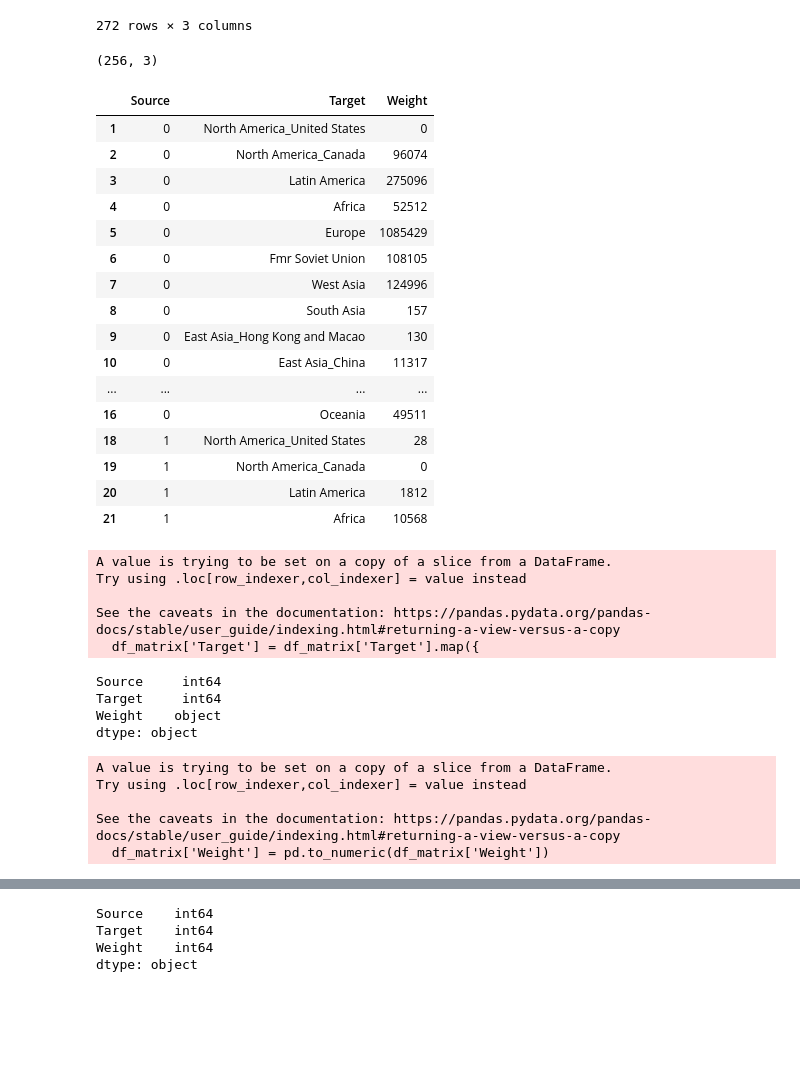
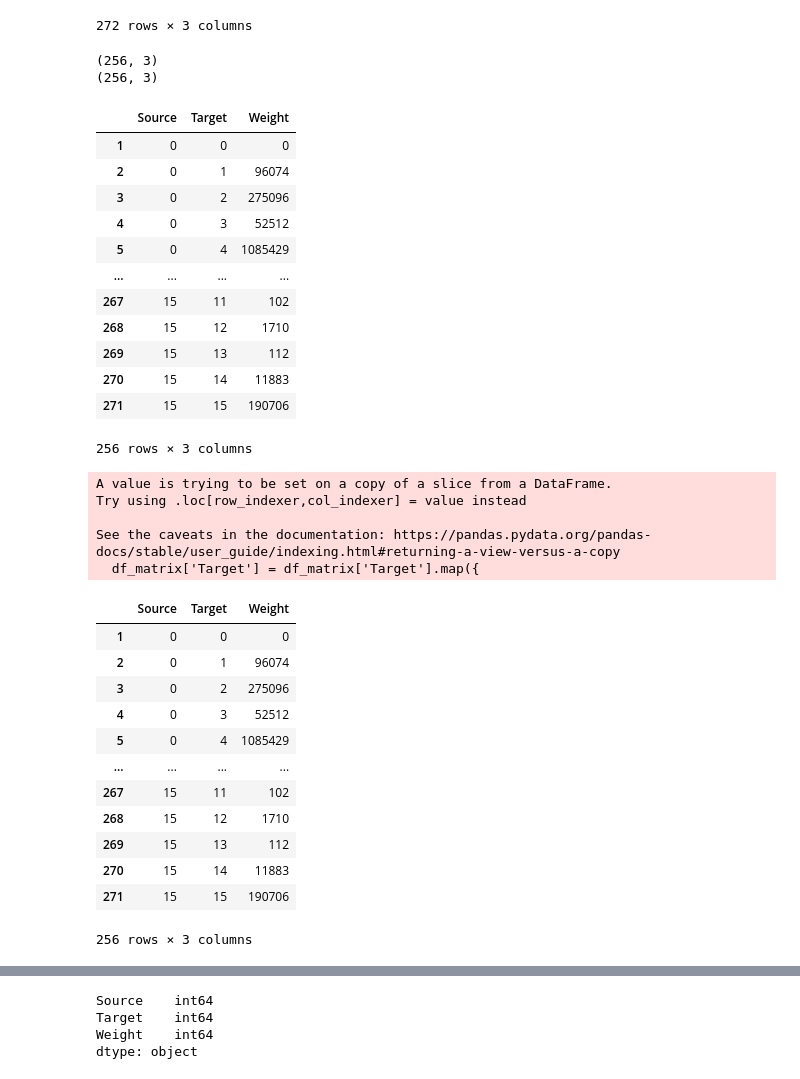
Before and after one commit to stephaniewzhang/migration_visualization, a Jupyter notebook: csvtojson.ipynb, the cells around one changed output, grey strips where cells are left out. Drawn from its saved outputs; the diff is of its cells as text; code cells hidden in the pictures; blank space fills up the shorter version.

```diff
--- a/csvtojson.ipynb
+++ b/csvtojson.ipynb
@@ -22,8 +22,3 @@ df
 | 13 | East Asia_Mongolia | 10 | 260 | 7 | 9 | 7004 | ... |
 | 14 | South-East Asia | 793904 | 179156 | 6080 | 25580 | 601265 | ... |
 | 15 | Oceania | 17364 | 9773 | 1785 | 4747 | 170370 | ... |
-# %%
-df = df.iloc[: , 1:]
-df.columns = df.iloc[0]
-df = df.iloc[1: , :]
-df
@@ -84,28 +40,26 @@ df_matrix
 | 271 | 15 | Oceania | 190706 |
 272 rows × 3 columns
 # %%
+print(df_matrix.shape)
 df_matrix = df_matrix.loc[df_matrix['Target'] != "Sub-Continent"]
 print(df_matrix.shape)
-df_matrix.head(20)
+df_matrix
 # %% [output]
 (256, 3)
+(256, 3)
 |  | Source | Target | Weight |
-| 1 | 0 | North America_United States | 0 |
-| 2 | 0 | North America_Canada | 96074 |
-| 3 | 0 | Latin America | 275096 |
-| 4 | 0 | Africa | 52512 |
-| 5 | 0 | Europe | 1085429 |
-| 6 | 0 | Fmr Soviet Union | 108105 |
-| 7 | 0 | West Asia | 124996 |
-| 8 | 0 | South Asia | 157 |
-| 9 | 0 | East Asia_Hong Kong and Macao | 130 |
-| 10 | 0 | East Asia_China | 11317 |
+| 1 | 0 | 0 | 0 |
+| 2 | 0 | 1 | 96074 |
+| 3 | 0 | 2 | 275096 |
+| 4 | 0 | 3 | 52512 |
+| 5 | 0 | 4 | 1085429 |
 | ... | ... | ... | ... |
-| 16 | 0 | Oceania | 49511 |
-| 18 | 1 | North America_United States | 28 |
-| 19 | 1 | North America_Canada | 0 |
-| 20 | 1 | Latin America | 1812 |
-| 21 | 1 | Africa | 10568 |
+| 267 | 15 | 11 | 102 |
+| 268 | 15 | 12 | 1710 |
+| 269 | 15 | 13 | 112 |
+| 270 | 15 | 14 | 11883 |
+| 271 | 15 | 15 | 190706 |
+256 rows × 3 columns
 # %%
 df_matrix['Target'] = df_matrix['Target'].map({
     'North America_United States':0,
@@ -131,17 +85,20 @@ Try using .loc[row_indexer,col_indexer] = value instead
 See the caveats in the documentation: https://pandas.pydata.org/pandas-docs/stable/user_guide/indexing.html#returning-a-view-versus-a-copy
   df_matrix['Target'] = df_matrix['Target'].map({
 # %%
-df_matrix.dtypes
+df_matrix
 # %% [output]
+|  | Source | Target | Weight |
+| 1 | 0 | 0 | 0 |
+| 2 | 0 | 1 | 96074 |
+| 3 | 0 | 2 | 275096 |
+| 4 | 0 | 3 | 52512 |
+| 5 | 0 | 4 | 1085429 |
+| ... | ... | ... | ... |
+| 267 | 15 | 11 | 102 |
+| 268 | 15 | 12 | 1710 |
+| 269 | 15 | 13 | 112 |
+| 270 | 15 | 14 | 11883 |
+| 271 | 15 | 15 | 190706 |
-Source     int64
-Target     int64
-Weight    object
-dtype: object
+256 rows × 3 columns
 # %%
 df_matrix['Weight'] = pd.to_numeric(df_matrix['Weight'])
-# %% [output]
-A value is trying to be set on a copy of a slice from a DataFrame.
-Try using .loc[row_indexer,col_indexer] = value instead
-
-See the caveats in the documentation: https://pandas.pydata.org/pandas-docs/stable/user_guide/indexing.html#returning-a-view-versus-a-copy
-  df_matrix['Weight'] = pd.to_numeric(df_matrix['Weight'])
```
Also changed, not shown: parts of 8 cells of this notebook, 7 other files.
